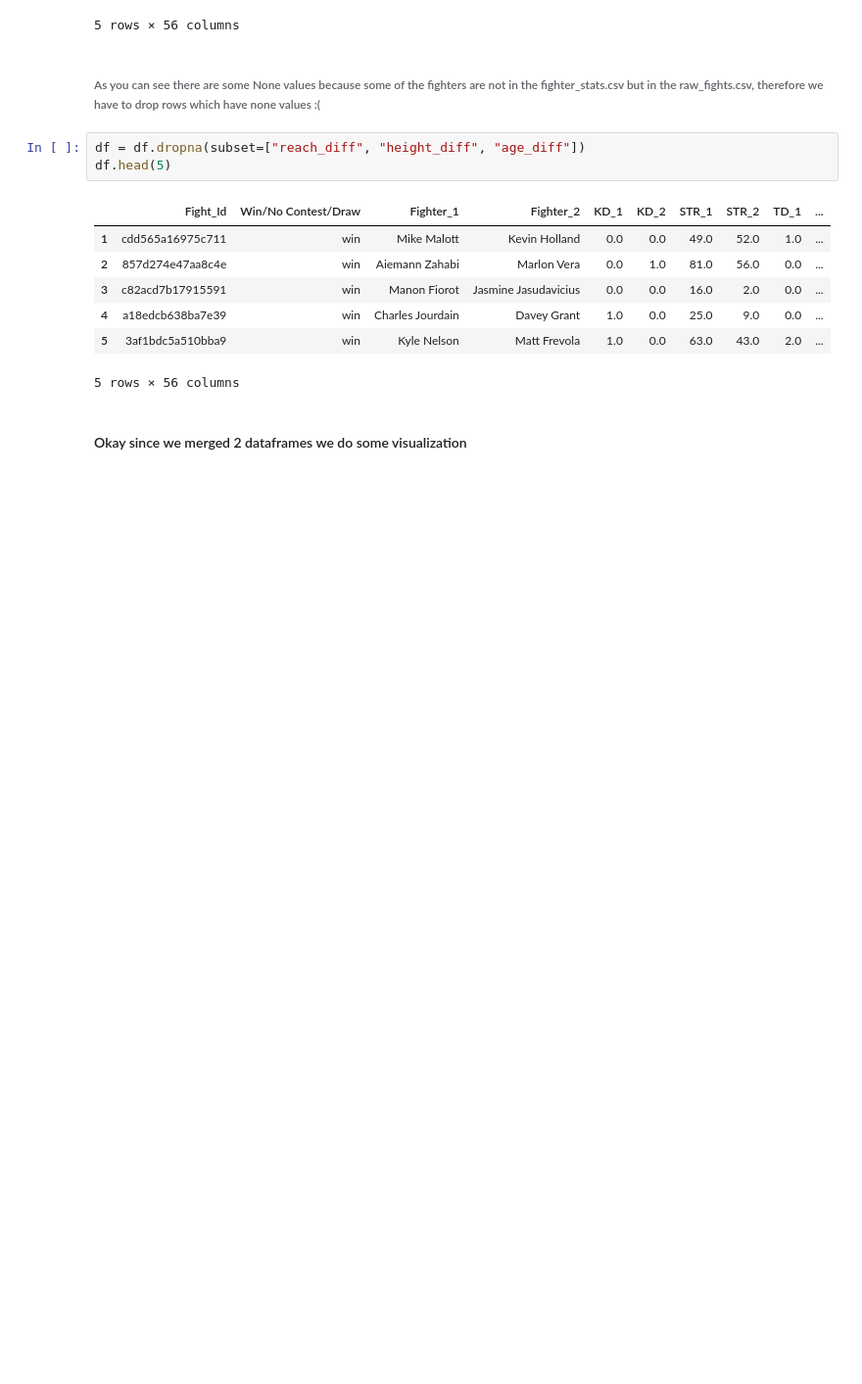
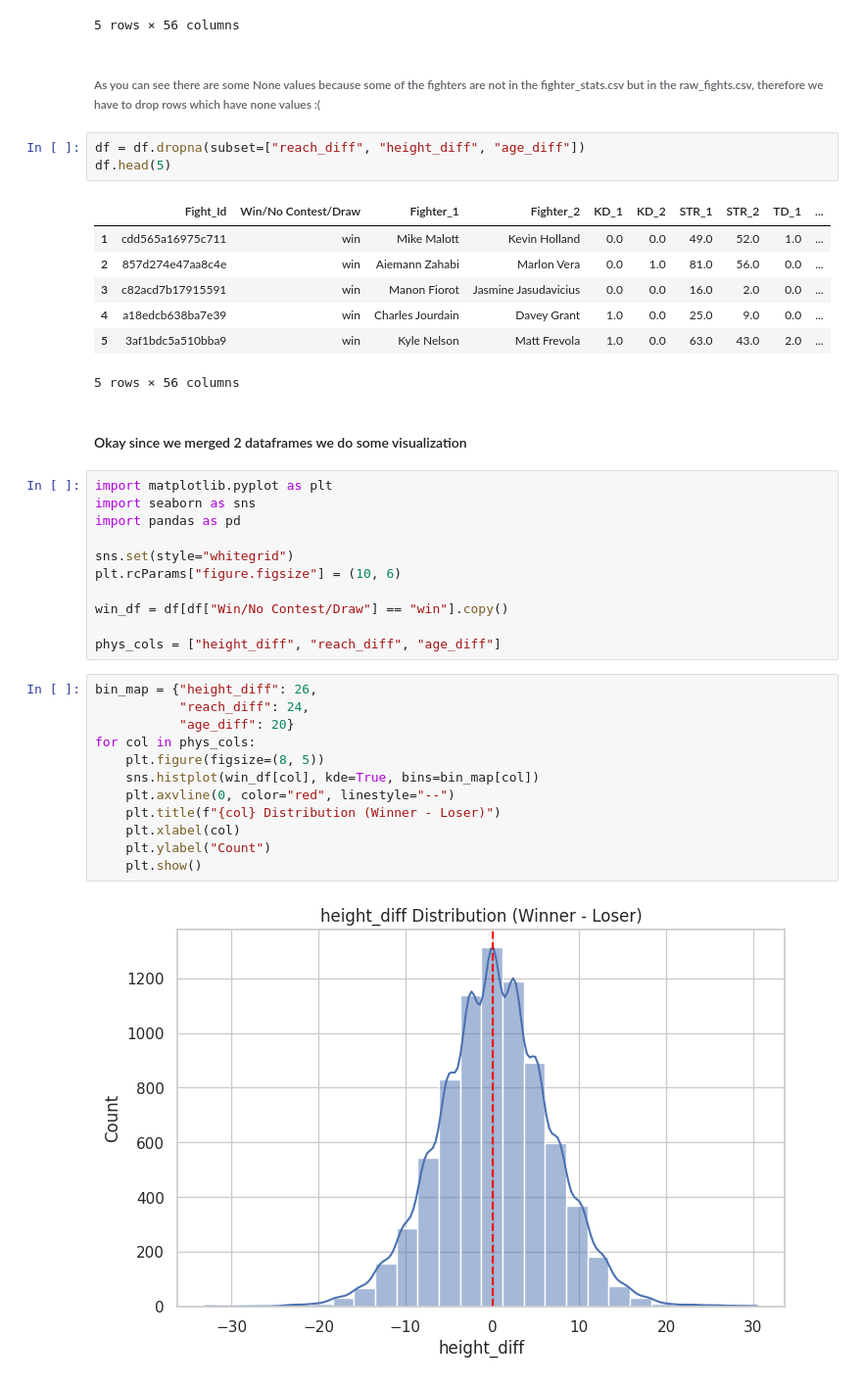
Before and after one commit to MertHasanAslan/UFC-fighter-analysis, a Jupyter notebook: src/main.ipynb, the cells around one changed output. Shown at 98% size. Saved outputs shown, nothing was run; the diff lists cells and outputs as text; blank space fills up the shorter version.

```diff
--- a/src/main.ipynb
+++ b/src/main.ipynb
@@ -543,3 +543,28 @@ df.head(5)
 5 rows × 56 columns
 # %% [markdown]
 #### Okay since we merged 2 dataframes we do some visualization
+# %%
+import matplotlib.pyplot as plt
+import seaborn as sns
+import pandas as pd
+
+sns.set(style="whitegrid")
+plt.rcParams["figure.figsize"] = (10, 6)
+
+win_df = df[df["Win/No Contest/Draw"] == "win"].copy()
+
+phys_cols = ["height_diff", "reach_diff", "age_diff"]
+# %%
+bin_map = {"height_diff": 26,
+           "reach_diff": 24,
+           "age_diff": 20}
+for col in phys_cols:
+    plt.figure(figsize=(8, 5))
+    sns.histplot(win_df[col], kde=True, bins=bin_map[col])
+    plt.axvline(0, color="red", linestyle="--")
+    plt.title(f"{col} Distribution (Winner - Loser)")
+    plt.xlabel(col)
+    plt.ylabel("Count")
+    plt.show()
+# %% [output]
+[figure, added]
```
Also changed, not shown: parts of 16 cells of this notebook, 1 other file.
